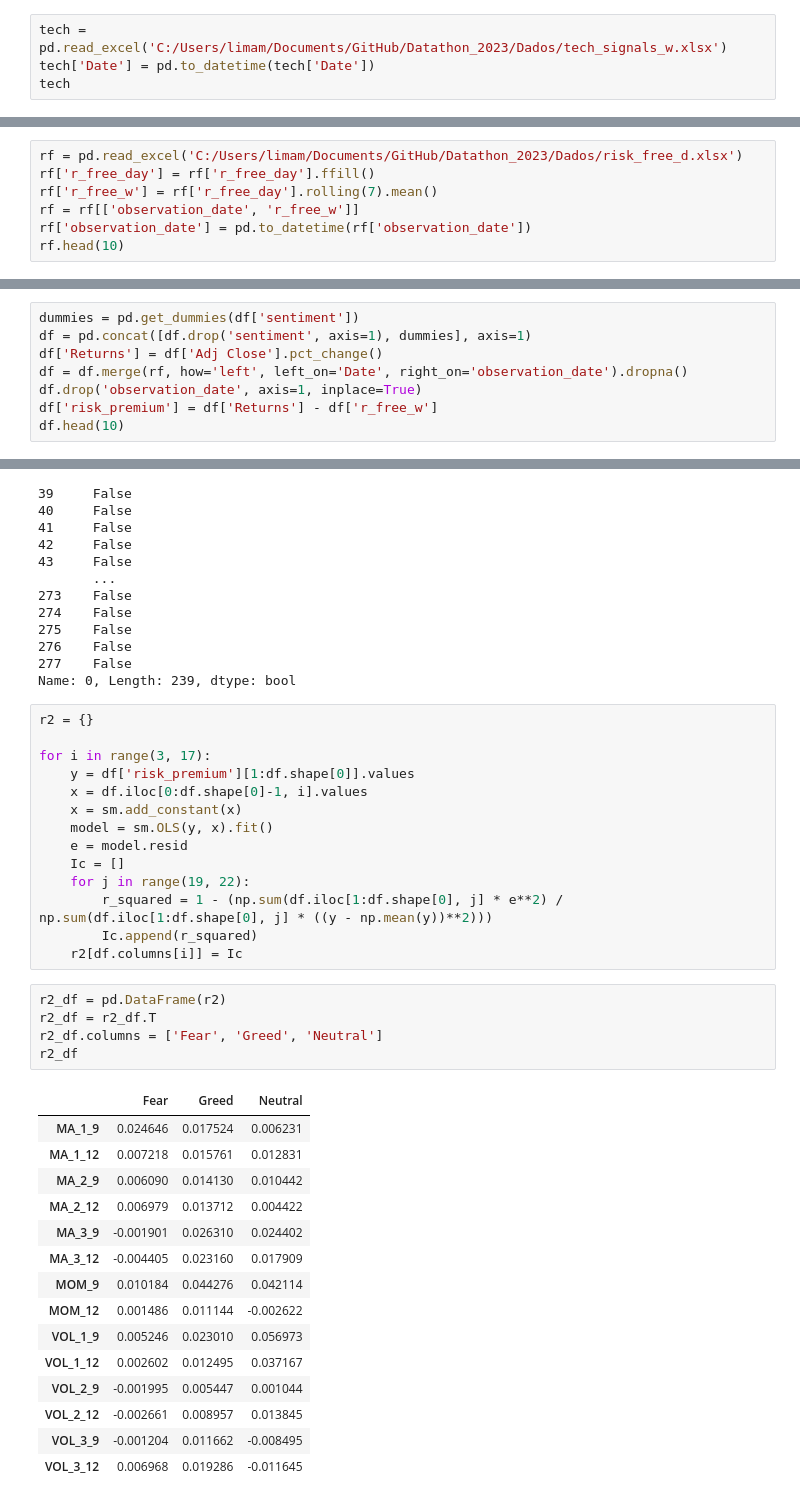
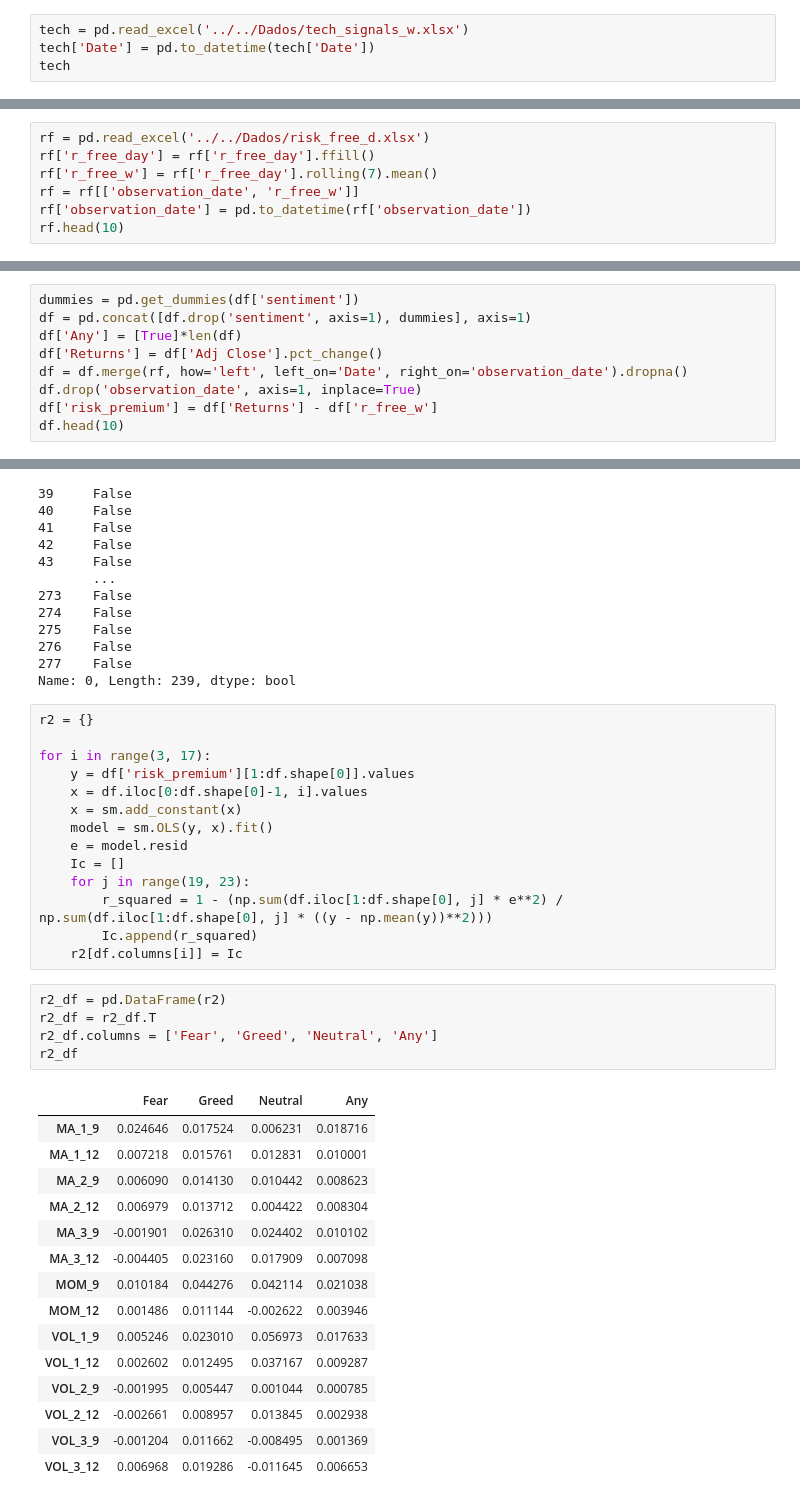
Before and after one commit to Matias-Lima/Datathon, a Jupyter notebook: Code/Python/R-squared disentangled_news_3.ipynb, the cells around one changed output, grey strips where cells are left out. Saved outputs shown, nothing was run; the diff lists cells and outputs as text.

```diff
--- a/Code/Python/R-squared disentangled_news_3.ipynb
+++ b/Code/Python/R-squared disentangled_news_3.ipynb
@@ -65,7 +65,7 @@ fg
 | 2023-06-30 | 57.099674 | 60.242515 | Greed |
 1965 rows × 3 columns
 # %%
-tech = pd.read_excel('C:/Users/limam/Documents/GitHub/Datathon_2023/Dados/tech_signals_w.xlsx')
+tech = pd.read_excel('../../Dados/tech_signals_w.xlsx')
 tech['Date'] = pd.to_datetime(tech['Date'])
 tech
 # %% [output]
@@ -102,7 +102,7 @@ df
 | 434 | 2023-06-26 | 30620.769531 | 106681707513 | 1 | 1 | 1 | 1 | 1 | 1 | 1 | 1 | ... |
 278 rows × 19 columns
 # %%
-rf = pd.read_excel('C:/Users/limam/Documents/GitHub/Datathon_2023/Dados/risk_free_d.xlsx')
+rf = pd.read_excel('../../Dados/risk_free_d.xlsx')
 rf['r_free_day'] = rf['r_free_day'].ffill()
 rf['r_free_w'] = rf['r_free_day'].rolling(7).mean()
 rf = rf[['observation_date', 'r_free_w']]
@@ -123,6 +123,7 @@ rf.head(10)
 # %%
 dummies = pd.get_dummies(df['sentiment'])
 df = pd.concat([df.drop('sentiment', axis=1), dummies], axis=1)
+df['Any'] = [True]*len(df)
 df['Returns'] = df['Adj Close'].pct_change()
 df = df.merge(rf, how='left', left_on='Date', right_on='observation_date').dropna()
 df.drop('observation_date', axis=1, inplace=True)
@@ -165,28 +166,28 @@ for i in range(3, 17):
     model = sm.OLS(y, x).fit()
     e = model.resid
     Ic = []
-    for j in range(19, 22):
+    for j in range(19, 23):
         r_squared = 1 - (np.sum(df.iloc[1:df.shape[0], j] * e**2) / np.sum(df.iloc[1:df.shape[0], j] * ((y - np.mean(y))**2)))
         Ic.append(r_squared)
     r2[df.columns[i]] = Ic
 # %%
 r2_df = pd.DataFrame(r2)
 r2_df = r2_df.T
-r2_df.columns = ['Fear', 'Greed', 'Neutral']
+r2_df.columns = ['Fear', 'Greed', 'Neutral', 'Any']
 r2_df
 # %% [output]
-|  | Fear | Greed | Neutral |
-| MA_1_9 | 0.024646 | 0.017524 | 0.006231 |
-| MA_1_12 | 0.007218 | 0.015761 | 0.012831 |
-| MA_2_9 | 0.006090 | 0.014130 | 0.010442 |
-| MA_2_12 | 0.006979 | 0.013712 | 0.004422 |
-| MA_3_9 | -0.001901 | 0.026310 | 0.024402 |
-| MA_3_12 | -0.004405 | 0.023160 | 0.017909 |
-| MOM_9 | 0.010184 | 0.044276 | 0.042114 |
-| MOM_12 | 0.001486 | 0.011144 | -0.002622 |
-| VOL_1_9 | 0.005246 | 0.023010 | 0.056973 |
-| VOL_1_12 | 0.002602 | 0.012495 | 0.037167 |
-| VOL_2_9 | -0.001995 | 0.005447 | 0.001044 |
-| VOL_2_12 | -0.002661 | 0.008957 | 0.013845 |
-| VOL_3_9 | -0.001204 | 0.011662 | -0.008495 |
-| VOL_3_12 | 0.006968 | 0.019286 | -0.011645 |
+|  | Fear | Greed | Neutral | Any |
+| MA_1_9 | 0.024646 | 0.017524 | 0.006231 | 0.018716 |
+| MA_1_12 | 0.007218 | 0.015761 | 0.012831 | 0.010001 |
+| MA_2_9 | 0.006090 | 0.014130 | 0.010442 | 0.008623 |
+| MA_2_12 | 0.006979 | 0.013712 | 0.004422 | 0.008304 |
+| MA_3_9 | -0.001901 | 0.026310 | 0.024402 | 0.010102 |
+| MA_3_12 | -0.004405 | 0.023160 | 0.017909 | 0.007098 |
+| MOM_9 | 0.010184 | 0.044276 | 0.042114 | 0.021038 |
+| MOM_12 | 0.001486 | 0.011144 | -0.002622 | 0.003946 |
+| VOL_1_9 | 0.005246 | 0.023010 | 0.056973 | 0.017633 |
+| VOL_1_12 | 0.002602 | 0.012495 | 0.037167 | 0.009287 |
+| VOL_2_9 | -0.001995 | 0.005447 | 0.001044 | 0.000785 |
+| VOL_2_12 | -0.002661 | 0.008957 | 0.013845 | 0.002938 |
+| VOL_3_9 | -0.001204 | 0.011662 | -0.008495 | 0.001369 |
+| VOL_3_12 | 0.006968 | 0.019286 | -0.011645 | 0.006653 |
```
Also changed, not shown: parts of 1 cell of this notebook, 2 other files.
